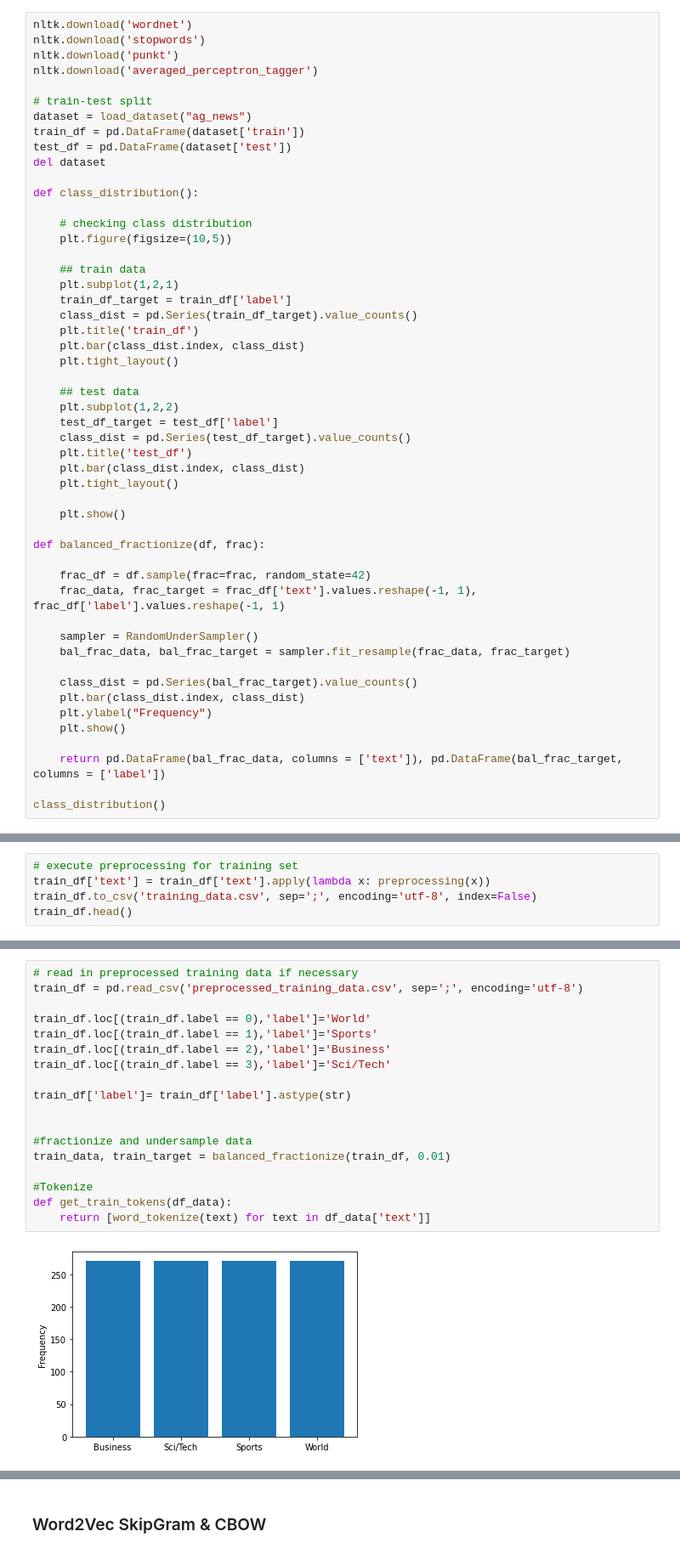
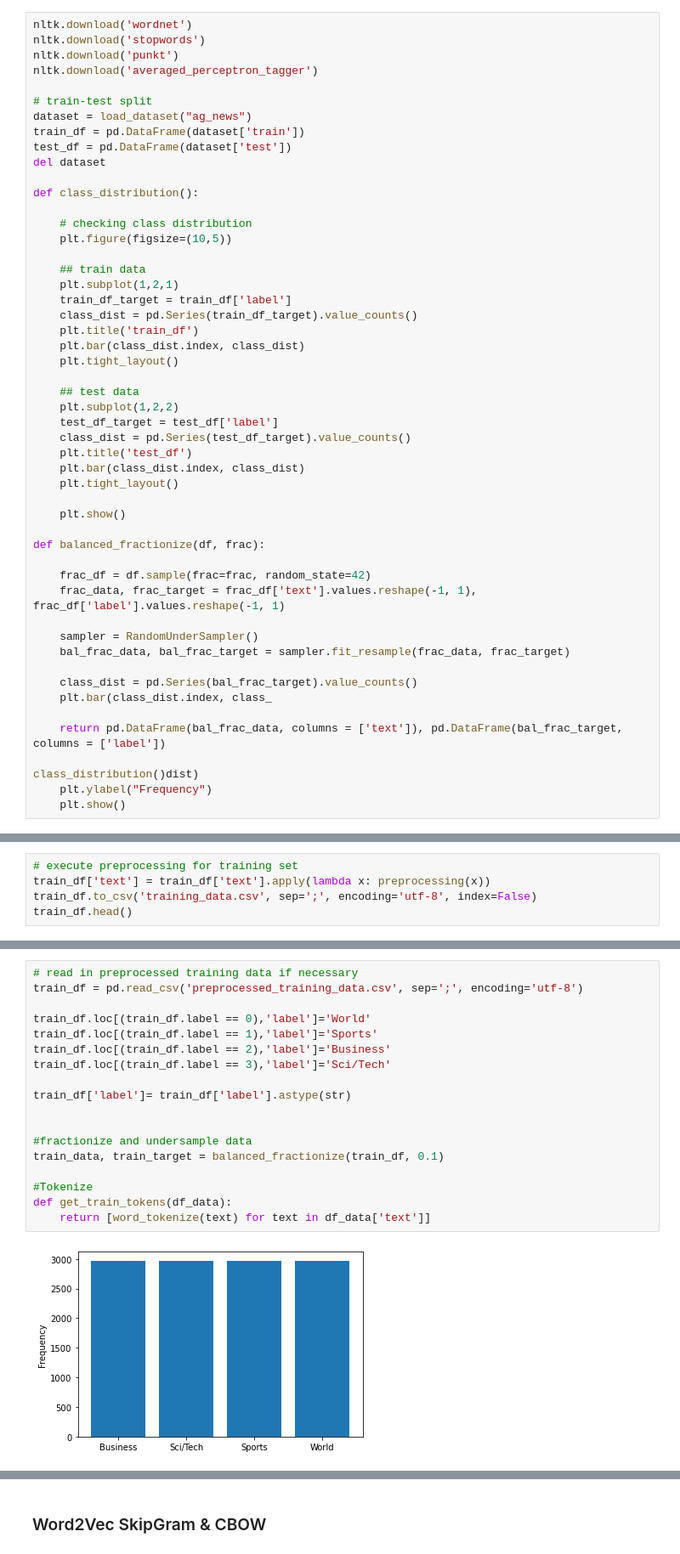
Before and after one commit to malte-koenig/AG_News_Classifier, a Jupyter notebook: main.ipynb, the cells around one changed output, grey strips where cells are left out. Shown: that part at 85% size. Cells and saved outputs as stored; diff of their text form.

```diff
--- a/main.ipynb
+++ b/main.ipynb
@@ -85,13 +85,13 @@ def balanced_fractionize(df, frac):
     bal_frac_data, bal_frac_target = sampler.fit_resample(frac_data, frac_target)
 
     class_dist = pd.Series(bal_frac_target).value_counts()
-    plt.bar(class_dist.index, class_dist)
-    plt.ylabel("Frequency")
-    plt.show()
+    plt.bar(class_dist.index, class_
 
     return pd.DataFrame(bal_frac_data, columns = ['text']), pd.DataFrame(bal_frac_target, columns = ['label'])
 
-class_distribution()
+class_distribution()dist)
+    plt.ylabel("Frequency")
+    plt.show()
 # %% [output]
 [nltk_data] Downloading package wordnet to
 [nltk_data]     C:\Users\malte\AppData\Roaming\nltk_data...
@@ -172,21 +174,21 @@ test_df.head()
 # %%
 # read in preprocessed training data if necessary
 train_df = pd.read_csv('preprocessed_training_data.csv', sep=';', encoding='utf-8')
 
 train_df.loc[(train_df.label == 0),'label']='World'
 train_df.loc[(train_df.label == 1),'label']='Sports'
 train_df.loc[(train_df.label == 2),'label']='Business'
 train_df.loc[(train_df.label == 3),'label']='Sci/Tech'
 
 train_df['label']= train_df['label'].astype(str)
 
 
 #fractionize and undersample data
-train_data, train_target = balanced_fractionize(train_df, 0.01)
+train_data, train_target = balanced_fractionize(train_df, 0.1)
 
 #Tokenize
 def get_train_tokens(df_data):
     return [word_tokenize(text) for text in df_data['text']]
 # %% [output]
-[figure, old version]
+[figure, new version]
 # %% [markdown]
```
Also changed, not shown: parts of 26 cells of this notebook, 3 other files.
